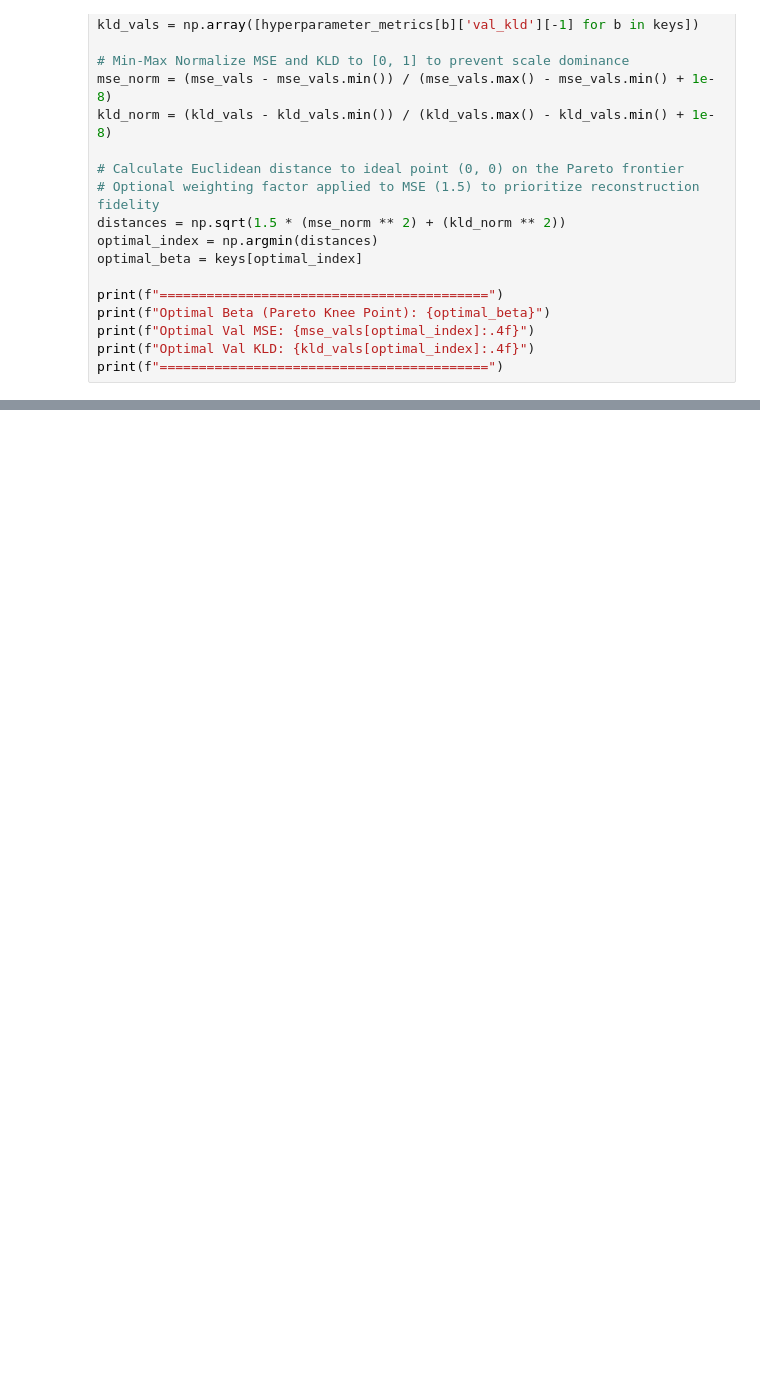
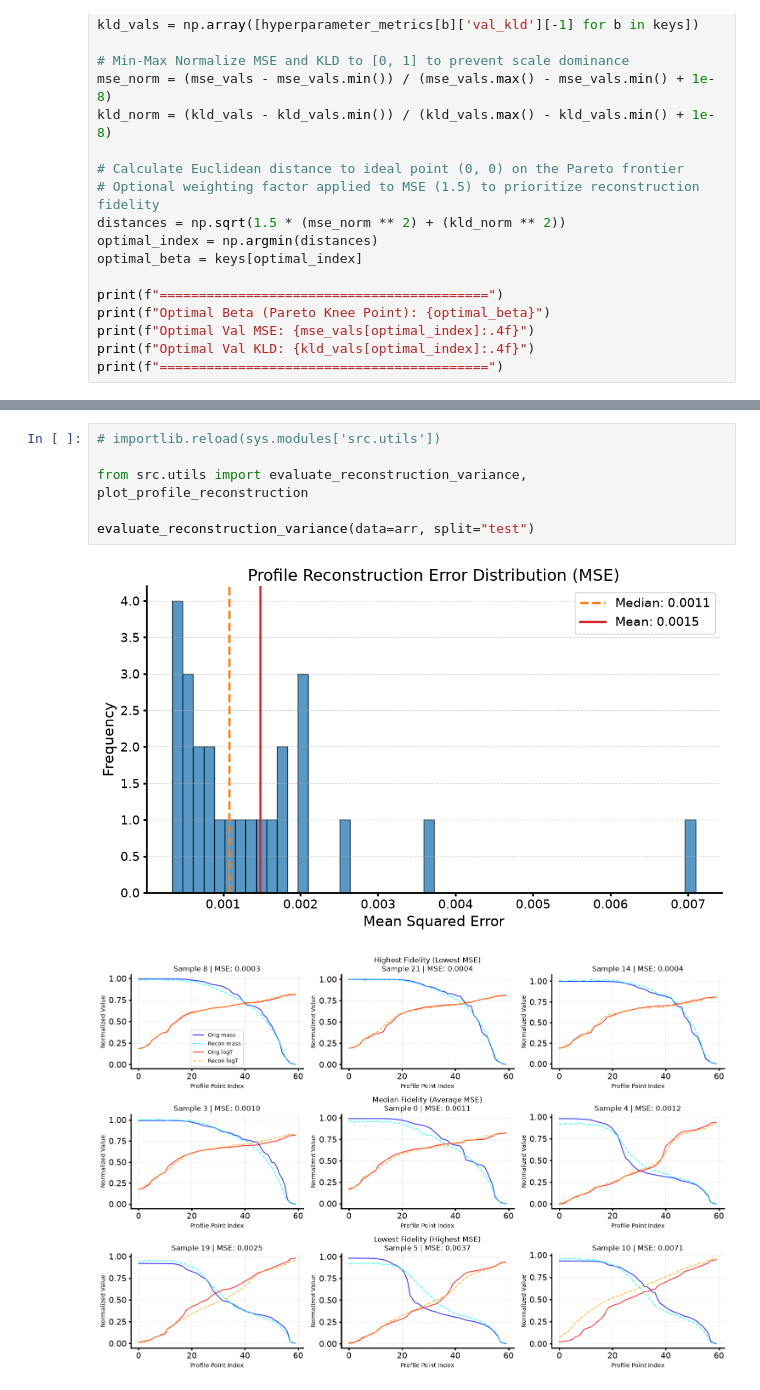
Before and after one commit to phanphaze/Stars_VAE, a Jupyter notebook: notebooks/notebook.ipynb, the cells around one changed output, grey strips where cells are left out. Saved outputs shown, nothing was run; the diff lists cells and outputs as text; blank space fills up the shorter version.

```diff
--- a/notebooks/notebook.ipynb
+++ b/notebooks/notebook.ipynb
@@ -157,3 +155,12 @@ plot_profile_reconstruction(scalers)
+# %%
+# importlib.reload(sys.modules['src.utils'])
+
+from src.utils import evaluate_reconstruction_variance, plot_profile_reconstruction
+
+evaluate_reconstruction_variance(data=arr, split="test")
+# %% [output]
+[figure, added]
+[figure, added]
 # %%
 # Visualize the latent space of the VAE model
 # importlib.reload(sys.modules['src.utils'])
```
Also changed, not shown: parts of 4 cells of this notebook, 3 other files.
